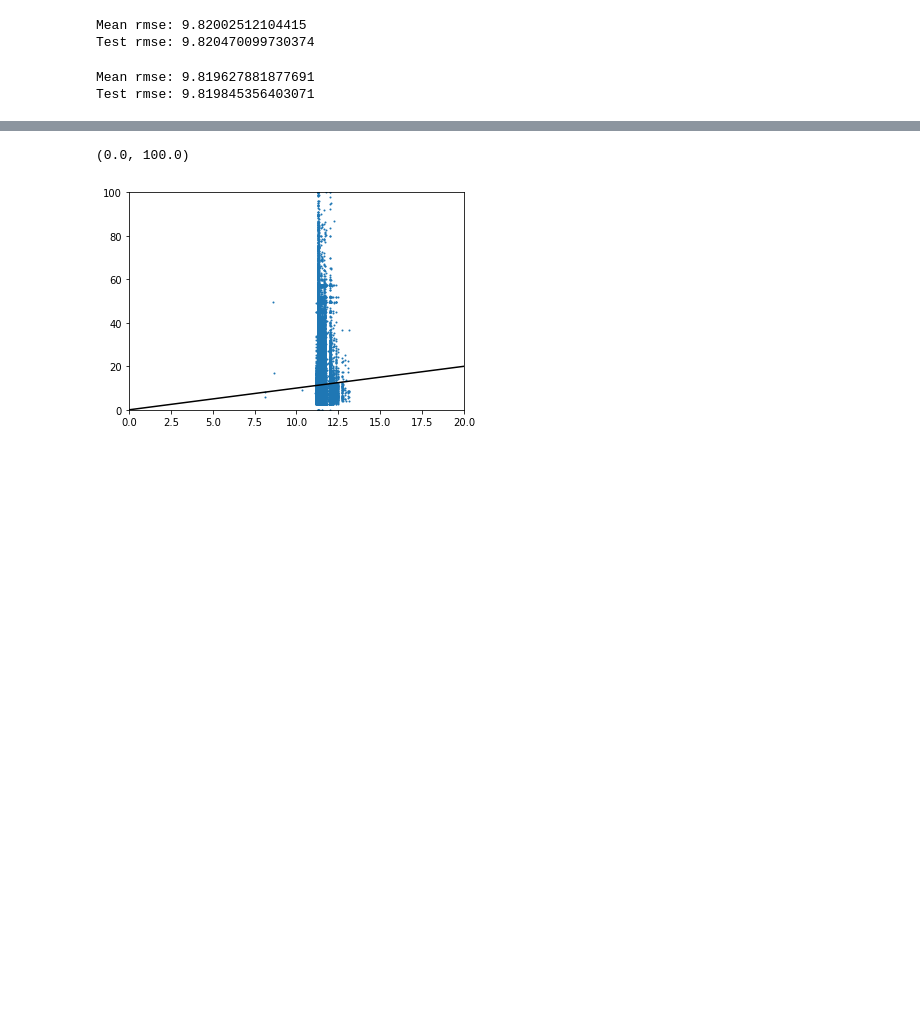
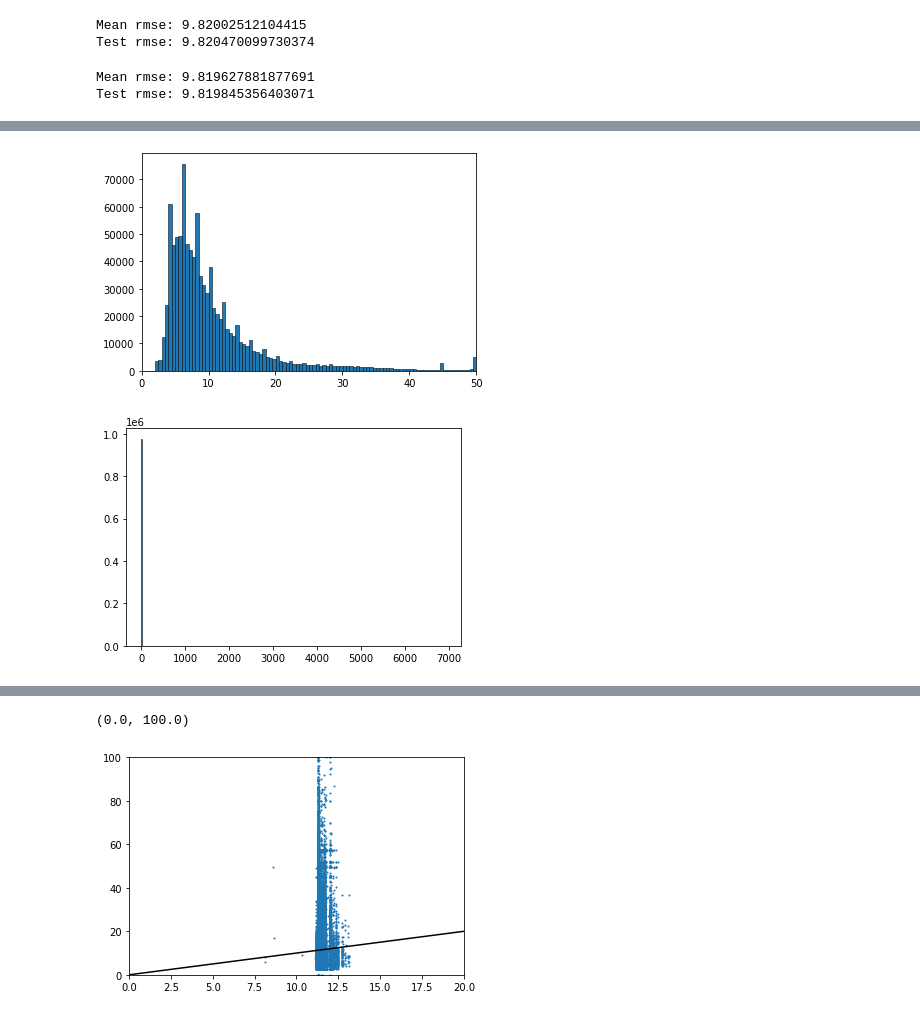
Before and after one commit to junya737/taxi-fare, a Jupyter notebook: scripts/main.ipynb, the cells around one changed output, grey strips where cells are left out. Drawn from its saved outputs; the diff is of its cells as text; code cells hidden in the pictures; blank space fills up the shorter version.

```diff
--- a/scripts/main.ipynb
+++ b/scripts/main.ipynb
@@ -245,0 +317,6 @@ Test rmse: 5.240834030344283
+# %%
+g = plt.hist(df["fare_amount"], bins=1000, linewidth=0.5, edgecolor="black")
+plt.xlim(0, 50)
+# %% [output]
+[figure, added]
+[figure, added]
```
Also changed, not shown: parts of 33 cells of this notebook.
